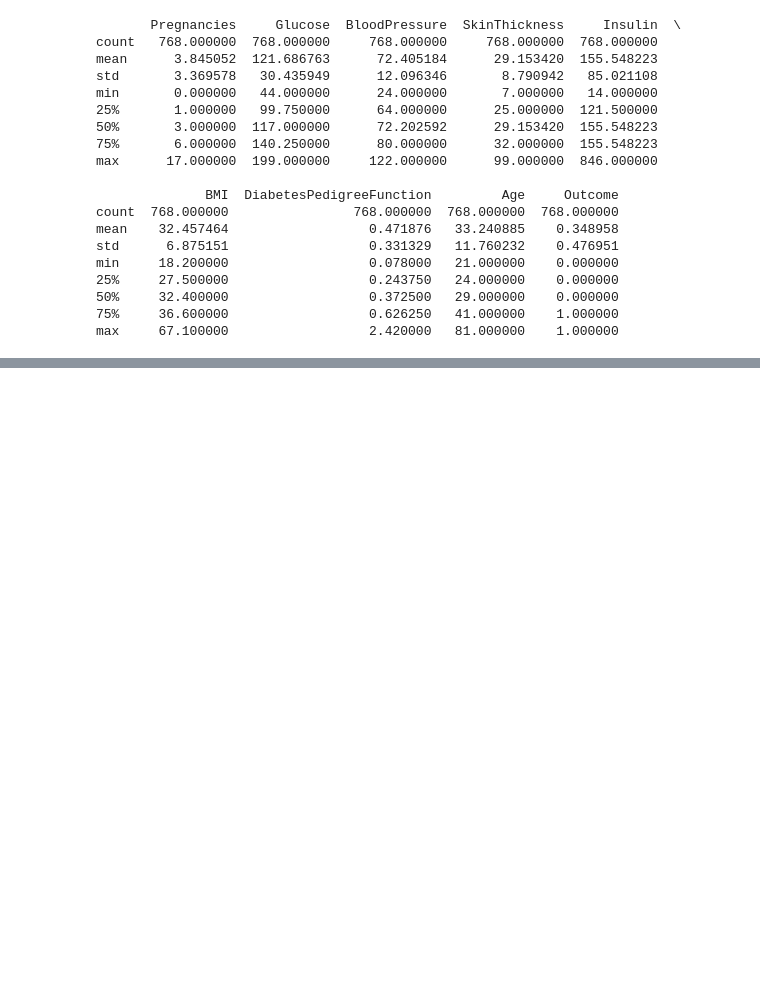
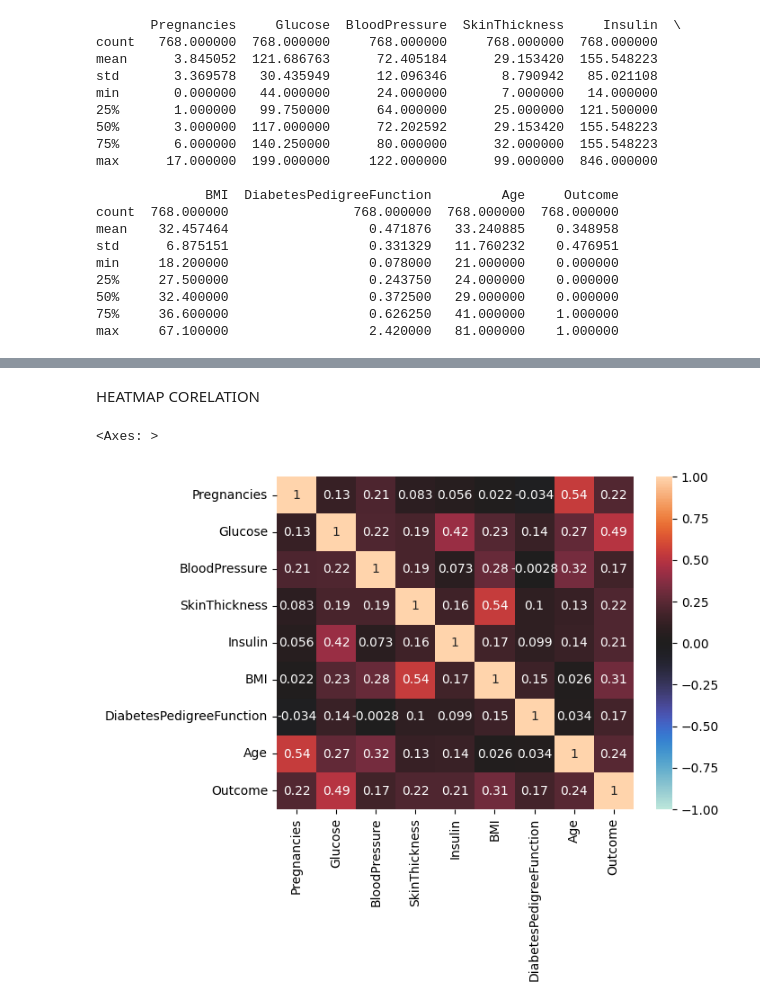
Before and after one commit to isumitthori21/Sumit-Thori, a Jupyter notebook: model/ctganModel.ipynb, the cells around one changed output, grey strips where cells are left out. Drawn from its saved outputs; the diff is of its cells as text; code cells hidden in the pictures; blank space fills up the shorter version.

```diff
--- a/model/ctganModel.ipynb
+++ b/model/ctganModel.ipynb
@@ -55,0 +66,8 @@ max     67.100000                  2.420000   81.000000    1.000000
+# %% [markdown]
+HEATMAP CORELATION
+# %%
+import seaborn as sns
+sns.heatmap(data.corr(), annot=True, vmin=-1.0, vmax=1.0, center=0)
+# %% [output]
+<Axes: >
+[figure, added]
```
Also changed, not shown: parts of 21 cells of this notebook, 13 other files.
